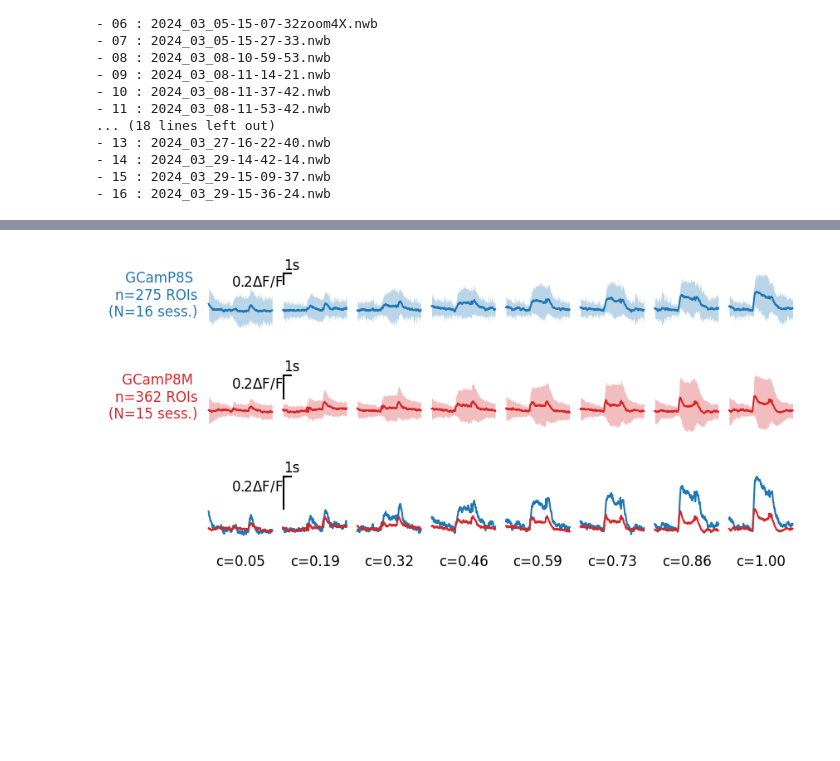
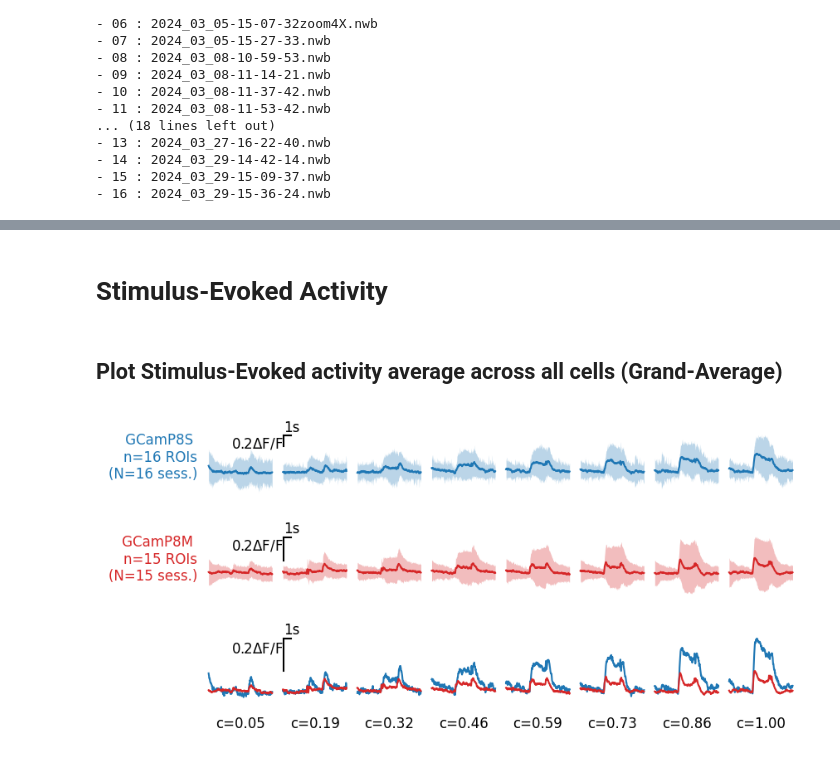
Before and after one commit to cibelemartinsp/2PhotonAnalyses, a Jupyter notebook: notebooks/PV-GCaMP8s-vs-GCaMP8m.ipynb, the cells around one changed output, grey strips where cells are left out. Drawn from its saved outputs; the diff is of its cells as text; code cells hidden in the pictures; blank space fills up the shorter version.

```diff
--- a/notebooks/PV-GCaMP8s-vs-GCaMP8m.ipynb
+++ b/notebooks/PV-GCaMP8s-vs-GCaMP8m.ipynb
@@ -2,6 +2,7 @@
 # GCaMP8s vs GCaMP8m in PV+ interneurons
 # %%
 import numpy as np
+import scipy
 
 import sys, os
 sys.path.append('../physion/src')
@@ -10,12 +11,12 @@ import physion
 import physion.utils.plot_tools as pt
 
 # data folder:
-DATA_folder = '/home/yann.zerlaut/DATA/CIBELE/PV_dendrites_V1/test2024/Assembled/'
+DATA_folder = os.path.join(os.path.expanduser('~'), 'DATA/CIBELE/PV_dendrites_V1/test2024/Assembled/')
 # %%
 DATASET ={}
 for key in ['GCamP8M', 'GCamP8S']:
     DATASET[key] = \
-           physion.analysis.read_NWB.scan_folder_for_NWBfiles(os.path.join(DATA_folder, key))
+           physion.analysis.read_NWB.scan_folder_for_NWBfiles(os.path.join(DATA_folder, key), verbose=False)
 # %%
 for key in ['GCamP8M', 'GCamP8S']:
     print('\n'+10*'-'+' '+key+' '+10*'-')
@@ -77,30 +174,37 @@ for key in ['GCamP8M', 'GCamP8S']:
+# %% [markdown]
+# Stimulus-Evoked Activity
+# %% [markdown]
+## Plot Stimulus-Evoked activity average across all cells (Grand-Average)
 # %%
 fig, AX = pt.figure(axes=(len(contrasts),3), figsize=(.8,.8),wspace=0.1)
 
 COLORS = ['tab:blue', 'tab:red']
 
 for k, key in enumerate(['GCamP8S', 'GCamP8M']):
 
     for c, contrast in enumerate(DATASET[key]['contrasts']):
 
-        pt.plot(DATASET[key]['t'], np.mean(DATASET[key]['cResp'][c], axis=0),
-                sy=np.std(DATASET[key]['cResp'][c], axis=0),
+        allResps = np.concatenate([r for r in DATASET[key]['cResp'][c] if len(r)>0])
+        pt.plot(DATASET[key]['t'], np.mean(allResps, axis=0),
+                sy=np.std(allResps, axis=0),
                 color=COLORS[k], ax=AX[k][c])
 
-        AX[2][c].plot(DATASET[key]['t'], np.mean(DATASET[key]['cResp'][c], axis=0), color=COLORS[k])
+        AX[2][c].plot(DATASET[key]['t'], np.mean(allResps, axis=0), color=COLORS[k])
 
     pt.annotate(AX[k][0], ' %s  \nn=%i ROIs \n(N=%i sess.) ' % (key,
                                                                  len(DATASET[key]['cResp'][c]),
                                                                  DATASET[key]['nSessions']),
                (-0.05,1), va='top', ha='right', color=COLORS[k])
 
 for c, contrast in enumerate(DATASET[key]['contrasts']):
     pt.annotate(AX[2][c], '\nc=%.2f' % contrast, (0.5,0.), va='top', ha='center')
 
 for k in range(3):
     for c in range(8):
         AX[k][c].axis('off')
     pt.set_common_ylims(AX[k])
     pt.draw_bar_scales(AX[k][1], Xbar=1, Xbar_label='1s', Ybar=0.2, Ybar_label='0.2$\Delta$F/F')
+
+#fig.savefig(os.path.expanduser('~'), 'Desktop', 'fig.svg')
 # %% [output]
-[figure, old version]
+[figure, new version]
```
Also changed, not shown: parts of 6 cells of this notebook.
